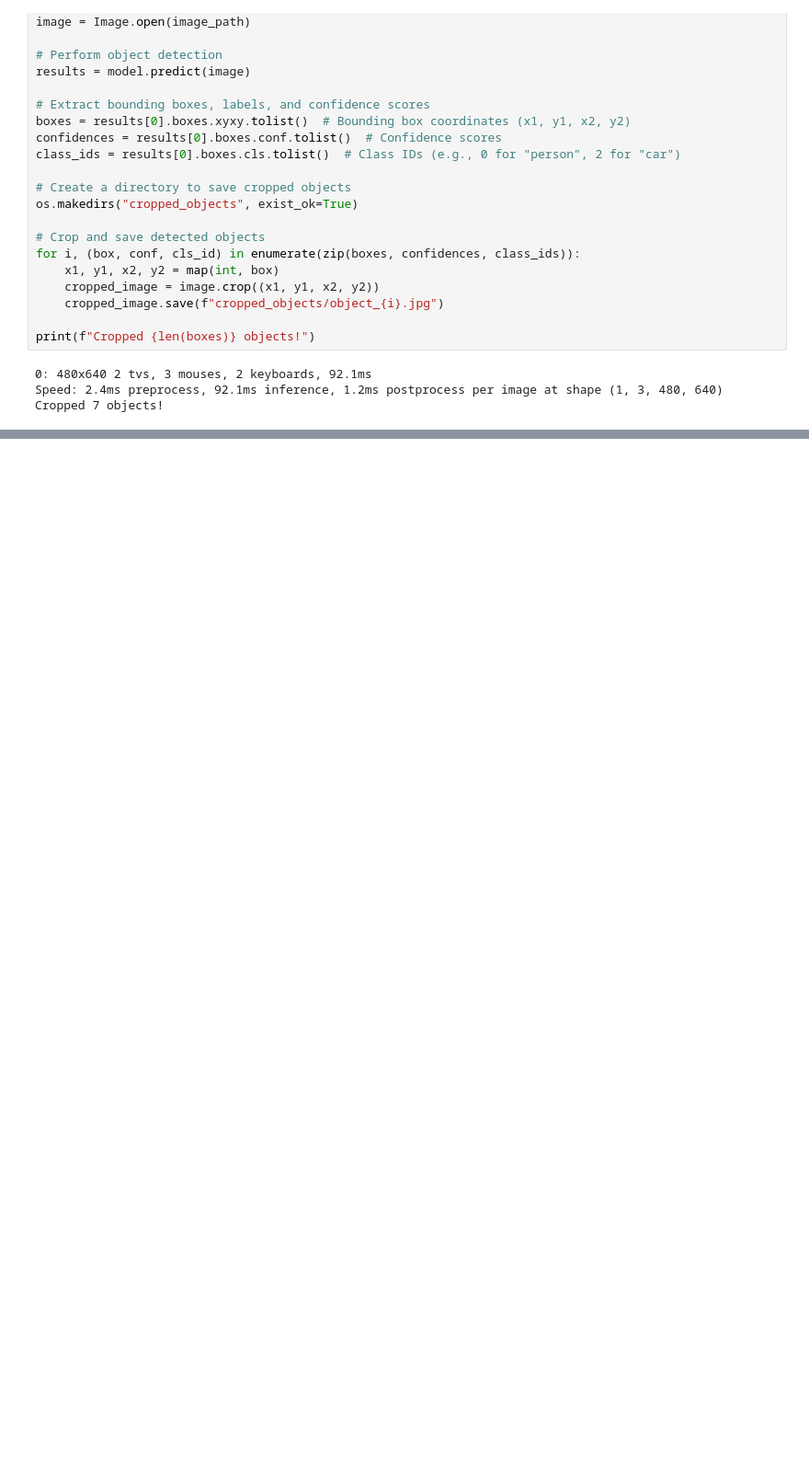
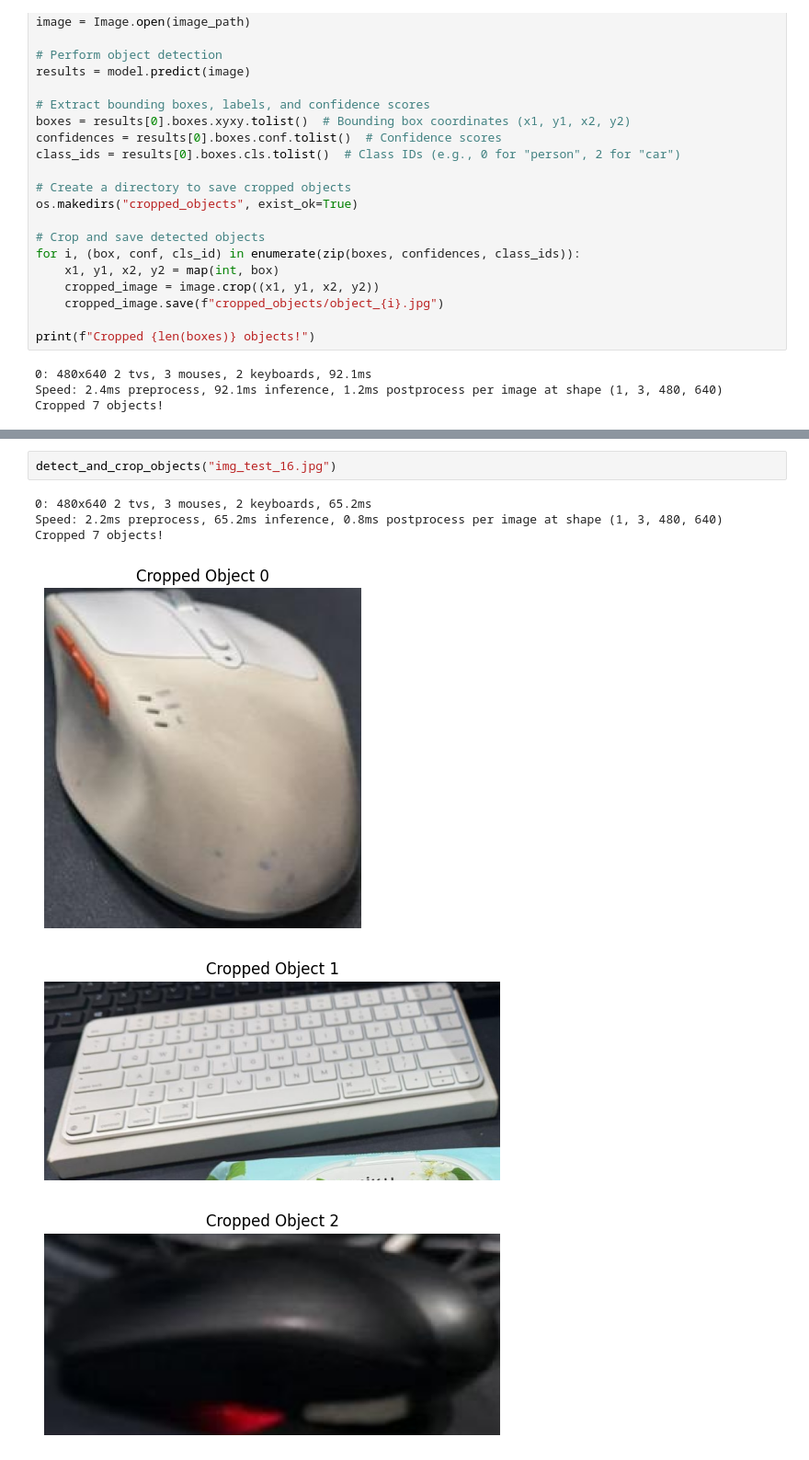
Before and after one commit to thanh54833/model_ai, a Jupyter notebook: notebook/yolo.ipynb, the cells around one changed output, grey strips where cells are left out. Shown at 92% size. Drawn from its saved outputs; the diff is of its cells as text; blank space fills up the shorter version.

```diff
--- a/notebook/yolo.ipynb
+++ b/notebook/yolo.ipynb
@@ -54,0 +167,9 @@ Cropped 7 objects!
+# %%
+detect_and_crop_objects("img_test_16.jpg")
+# %% [output]
+0: 480x640 2 tvs, 3 mouses, 2 keyboards, 65.2ms
+Speed: 2.2ms preprocess, 65.2ms inference, 0.8ms postprocess per image at shape (1, 3, 480, 640)
+Cropped 7 objects!
+[figure, added]
+[figure, added]
+[figure, added]
```
Also changed, not shown: parts of 5 cells of this notebook.
